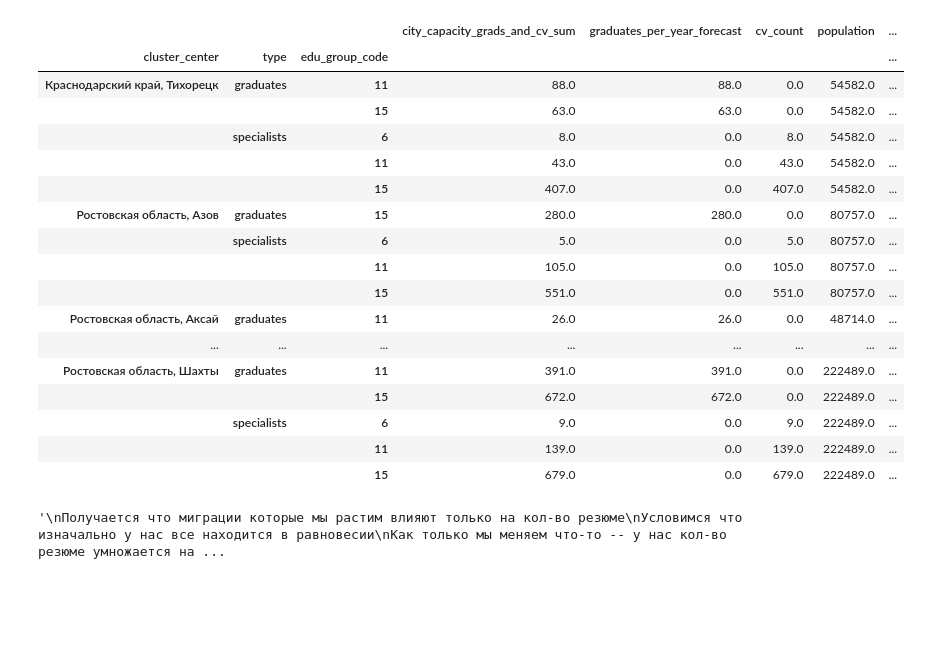
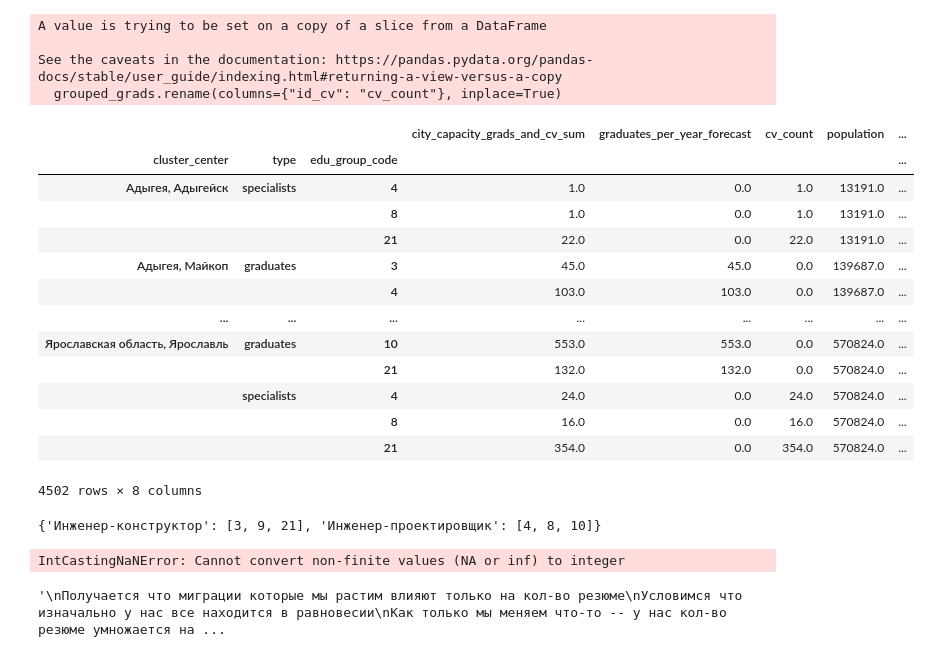
Before and after one commit to GeorgeKontsevik/planter, a Jupyter notebook: examples/2. calc_dists_hex.ipynb, the cells around one changed output. Drawn from its saved outputs; the diff is of its cells as text; code cells hidden in the pictures; blank space fills up the shorter version.

Commit message:
last stable

```diff
--- a/examples/2. calc_dists_hex.ipynb
+++ b/examples/2. calc_dists_hex.ipynb
@@ -14,21 +14,9 @@ cities = gpd.read_parquet(
 
 uinput_industry = "oil_and_gas_ext"
 plant_attr_coef = 0.1
-uinput_spec_num = {"Машинист": 200, "Оператор, аппаратчик": 300}
+uinput_spec_num = {"Инженер-конструктор": 200, "Инженер-проектировщик": 300}
 # city_names = cities["region_city"].values
-city_names = [
-    "Ростовская область, Азов",
-    "Ростовская область, Аксай",
-    "Ростовская область, Батайск",
-    "Ростовская область, Белая Калитва",
-    "Ростовская область, Зверево",
-    "Ростовская область, Каменск-Шахтинский",
-    "Ростовская область, Новочеркасск",
-    "Ростовская область, Ростов-на-Дону",
-    "Ростовская область, Таганрог",
-    "Краснодарский край, Тихорецк",
-    "Ростовская область, Шахты",
-]
+city_names = ["Томская область, Томск"]
 # %%
 # print(uinput_industry, uinput_spec_num, city_names)
 # %%
@@ -147,20 +178,20 @@ for k in uinput_spec_num.keys():
 # --- START ---
 
 competitor_industries = set(competitor_industries)
-competitor_industries.remove(uinput_industry)
+# competitor_industries.remove(uinput_industry)
 
 
 grad_col = []
 fact_col = []
 
 for col in cities.columns:
-    if "factor" in col and uinput_industry in col:
+    if "factor" in col:
         fact_col.append(col)
 
     if "factor" in col and any(industry in col for industry in competitor_industries):
         competitor_fatories.append(col)
 
-    if "grad" in col and uinput_industry in col:
+    if "grad" in col:
         grad_col.append(col)
 
 cities["competitors_factories_num"] = cities[competitor_fatories].sum(axis=1)
@@ -172,0 +204,5 @@ print(grad_col, fact_col, competitor_fatories)
+# %%
+grouped_grads = pd.read_pickle(
+    "/Users/test/Documents/code/IL2/factory_loc_service/api/app/data/grouped_grads.pkl"
+)
+grouped_grads
@@ -260,48 +297,54 @@ grouped_grads.loc[grouped_grads["type"] == "ВПО"]
 # %%
 grouped_grads.loc[grouped_grads["type"] == "ВПО", "type"] = "СПО"
 grouped_grads.loc[grouped_grads["type"] == "СПО", "type"] = "graduates"
 grouped_grads.loc[grouped_grads["type"] == "CV", "type"] = "specialists"
+
+grouped_grads.rename(columns={"id_cv": "cv_count"}, inplace=True)
 
 grouped_grads = (
     grouped_grads.set_index("cluster_center")
     .groupby(["cluster_center", "type", "edu_group_code"])[
         ["city_capacity_grads_and_cv_sum", "graduates_per_year_forecast", "cv_count"]
     ]
     .sum()
     .join(
         cities[
             ["region_city", "population", "num_in_migration"]
             + grad_col
             + fact_col
             + ["factories_total"]
             + ["competitors_factories_num"]
         ]
         .rename(columns={"region_city": "cluster_center"})
         .set_index("cluster_center"),
         how="left",
     )
 )
 
 grouped_grads
 # %% [output]
+A value is trying to be set on a copy of a slice from a DataFrame
+
+See the caveats in the documentation: https://pandas.pydata.org/pandas-docs/stable/user_guide/indexing.html#returning-a-view-versus-a-copy
+  grouped_grads.rename(columns={"id_cv": "cv_count"}, inplace=True)
 |  |  |  | city_capacity_grads_and_cv_sum | graduates_per_year_forecast | cv_count | population | ... |
 | cluster_center | type | edu_group_code |  |  |  |  | ... |
-| Краснодарский край, Тихорецк | graduates | 11 | 88.0 | 88.0 | 0.0 | 54582.0 | ... |
-|  |  | 15 | 63.0 | 63.0 | 0.0 | 54582.0 | ... |
-|  | specialists | 6 | 8.0 | 0.0 | 8.0 | 54582.0 | ... |
-|  |  | 11 | 43.0 | 0.0 | 43.0 | 54582.0 | ... |
-|  |  | 15 | 407.0 | 0.0 | 407.0 | 54582.0 | ... |
-| Ростовская область, Азов | graduates | 15 | 280.0 | 280.0 | 0.0 | 80757.0 | ... |
-|  | specialists | 6 | 5.0 | 0.0 | 5.0 | 80757.0 | ... |
-|  |  | 11 | 105.0 | 0.0 | 105.0 | 80757.0 | ... |
-|  |  | 15 | 551.0 | 0.0 | 551.0 | 80757.0 | ... |
-| Ростовская область, Аксай | graduates | 11 | 26.0 | 26.0 | 0.0 | 48714.0 | ... |
+| Адыгея, Адыгейск | specialists | 4 | 1.0 | 0.0 | 1.0 | 13191.0 | ... |
+|  |  | 8 | 1.0 | 0.0 | 1.0 | 13191.0 | ... |
+|  |  | 21 | 22.0 | 0.0 | 22.0 | 13191.0 | ... |
+| Адыгея, Майкоп | graduates | 3 | 45.0 | 45.0 | 0.0 | 139687.0 | ... |
+|  |  | 4 | 103.0 | 103.0 | 0.0 | 139687.0 | ... |
 | ... | ... | ... | ... | ... | ... | ... | ... |
-| Ростовская область, Шахты | graduates | 11 | 391.0 | 391.0 | 0.0 | 222489.0 | ... |
-|  |  | 15 | 672.0 | 672.0 | 0.0 | 222489.0 | ... |
-|  | specialists | 6 | 9.0 | 0.0 | 9.0 | 222489.0 | ... |
-|  |  | 11 | 139.0 | 0.0 | 139.0 | 222489.0 | ... |
-|  |  | 15 | 679.0 | 0.0 | 679.0 | 222489.0 | ... |
+| Ярославская область, Ярославль | graduates | 10 | 553.0 | 553.0 | 0.0 | 570824.0 | ... |
+|  |  | 21 | 132.0 | 132.0 | 0.0 | 570824.0 | ... |
+|  | specialists | 4 | 24.0 | 0.0 | 24.0 | 570824.0 | ... |
+|  |  | 8 | 16.0 | 0.0 | 16.0 | 570824.0 | ... |
+|  |  | 21 | 354.0 | 0.0 | 354.0 | 570824.0 | ... |
+4502 rows × 8 columns
+# %%
+uinput_spec_num_2
+# %% [output]
+{'Инженер-конструктор': [3, 9, 21], 'Инженер-проектировщик': [4, 8, 10]}
 # %%
 grouped_grads["working_population"] = (
     (grouped_grads["population"] * 0.65).round(0).astype(int)
@@ -317,6 +360,8 @@ grouped_grads = grouped_grads.drop(
         "factories_total",
     ]
 ).rename(columns={"graduates_per_year_forecast": "grads"})
+# %% [output]
+IntCastingNaNError: Cannot convert non-finite values (NA or inf) to integer
 # %%
 """
 Получается что миграции которые мы растим влияют только на кол-во резюме
```
Also changed, not shown: parts of 28 cells of this notebook, 4 other files.
